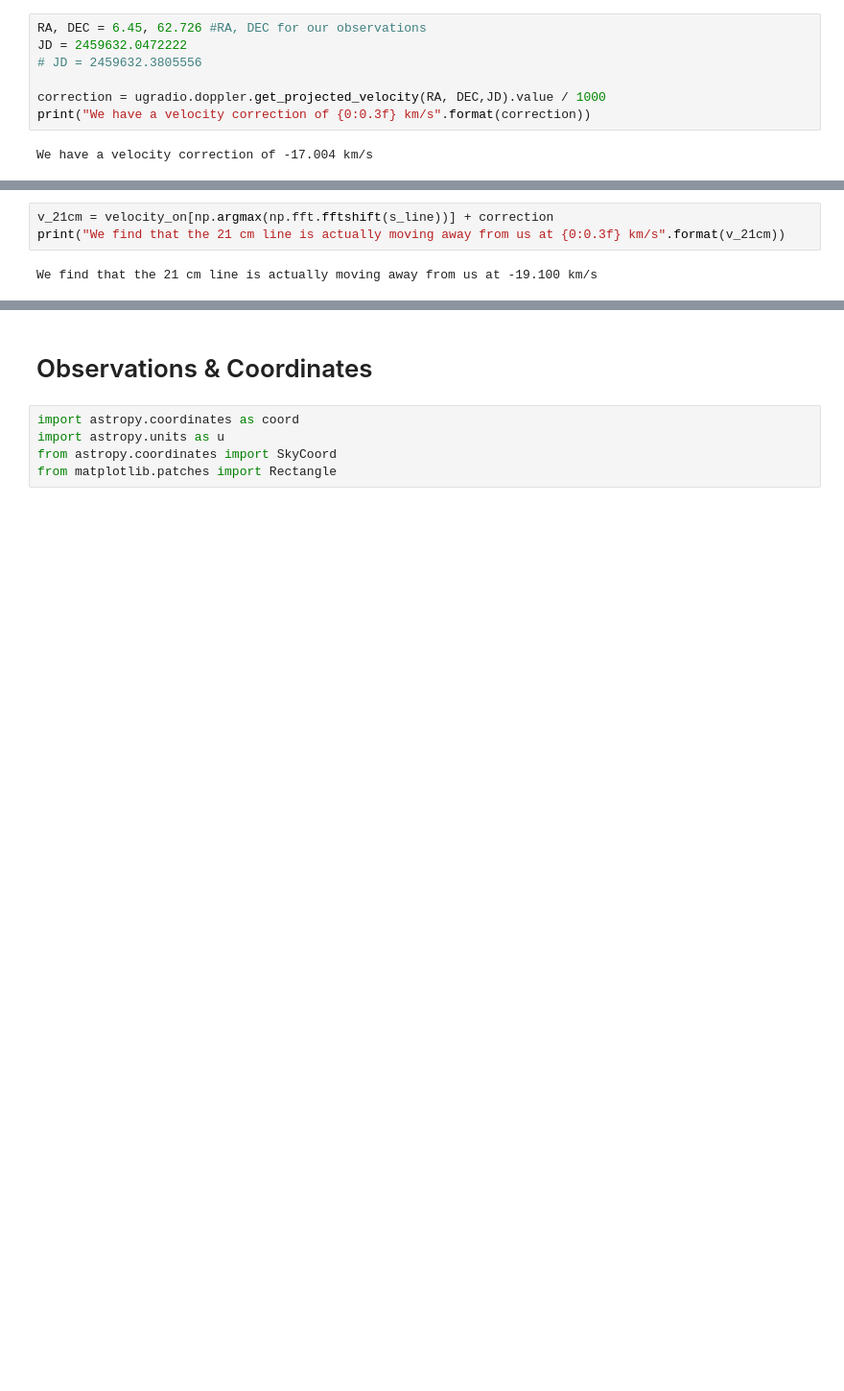
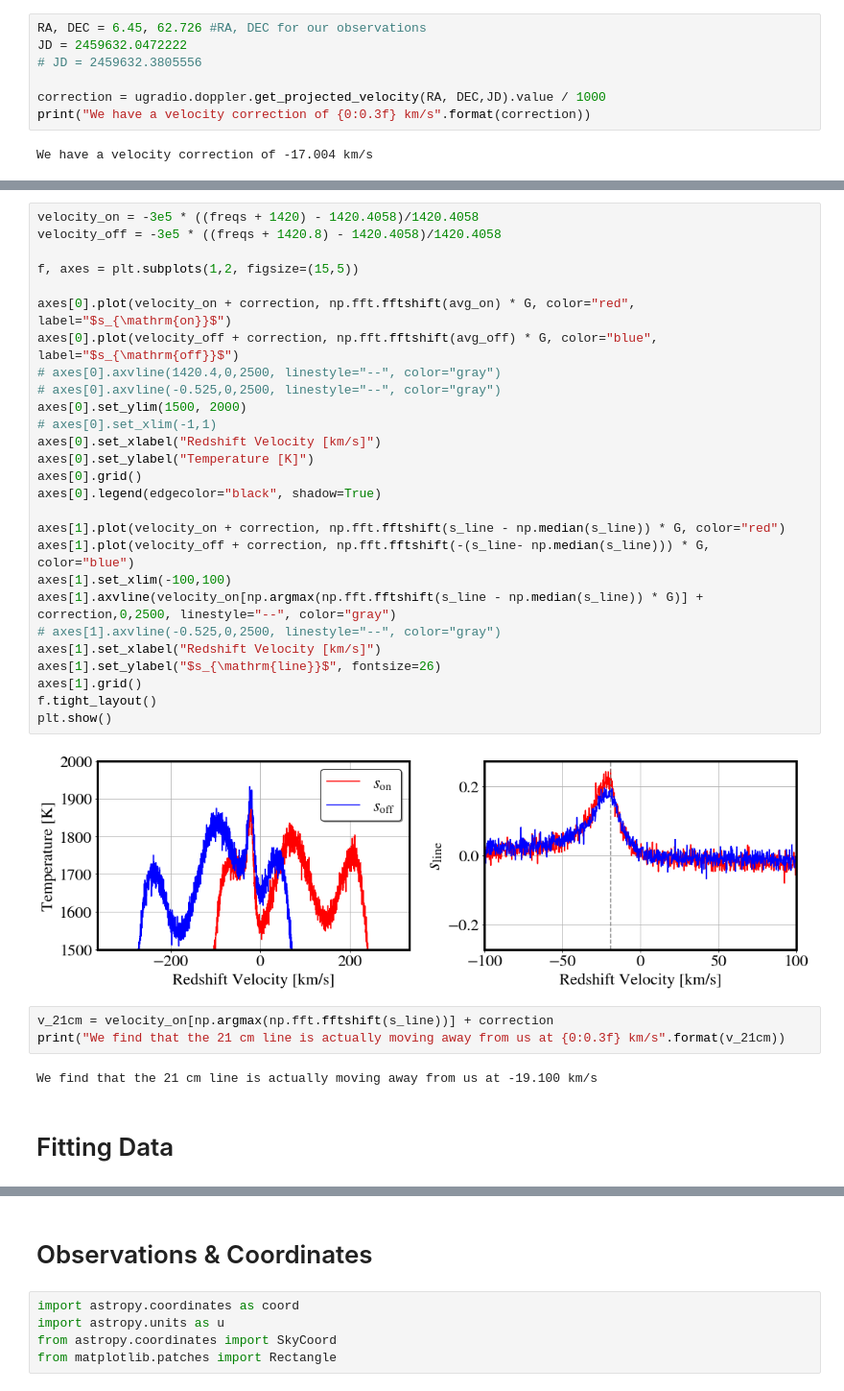
Before and after one commit to James11222/radiolab_repo, a Jupyter notebook: lab2/James/Lab2_Analysis.ipynb, the cells around one changed output, grey strips where cells are left out. Shown at 96% size. Drawn from its saved outputs; the diff is of its cells as text; blank space fills up the shorter version.

```diff
--- a/lab2/James/Lab2_Analysis.ipynb
+++ b/lab2/James/Lab2_Analysis.ipynb
@@ -213,5 +213,36 @@ plt.show()
+# %%
+velocity_on = -3e5 * ((freqs + 1420) - 1420.4058)/1420.4058
+velocity_off = -3e5 * ((freqs + 1420.8) - 1420.4058)/1420.4058
+
+f, axes = plt.subplots(1,2, figsize=(15,5))
+
+axes[0].plot(velocity_on + correction, np.fft.fftshift(avg_on) * G, color="red", label="$s_{\mathrm{on}}$")
+axes[0].plot(velocity_off + correction, np.fft.fftshift(avg_off) * G, color="blue", label="$s_{\mathrm{off}}$")
+# axes[0].axvline(1420.4,0,2500, linestyle="--", color="gray")
+# axes[0].axvline(-0.525,0,2500, linestyle="--", color="gray")
+axes[0].set_ylim(1500, 2000)
+# axes[0].set_xlim(-1,1)
+axes[0].set_xlabel("Redshift Velocity [km/s]")
+axes[0].set_ylabel("Temperature [K]")
+axes[0].grid()
+axes[0].legend(edgecolor="black", shadow=True)
+
+axes[1].plot(velocity_on + correction, np.fft.fftshift(s_line - np.median(s_line)) * G, color="red")
+axes[1].plot(velocity_off + correction, np.fft.fftshift(-(s_line- np.median(s_line))) * G, color="blue")
+axes[1].set_xlim(-100,100)
+axes[1].axvline(velocity_on[np.argmax(np.fft.fftshift(s_line - np.median(s_line)) * G)] + correction,0,2500, linestyle="--", color="gray")
+# axes[1].axvline(-0.525,0,2500, linestyle="--", color="gray")
+axes[1].set_xlabel("Redshift Velocity [km/s]")
+axes[1].set_ylabel("$s_{\mathrm{line}}$", fontsize=26)
+axes[1].grid()
+f.tight_layout()
+plt.show()
+# %% [output]
+[figure, added]
 # %%
 v_21cm = velocity_on[np.argmax(np.fft.fftshift(s_line))] + correction
 print("We find that the 21 cm line is actually moving away from us at {0:0.3f} km/s".format(v_21cm))
 # %% [output]
 We find that the 21 cm line is actually moving away from us at -19.100 km/s
+# %% [markdown]
+# Fitting Data
```
Also changed, not shown: parts of 6 cells of this notebook, 1 other file.
